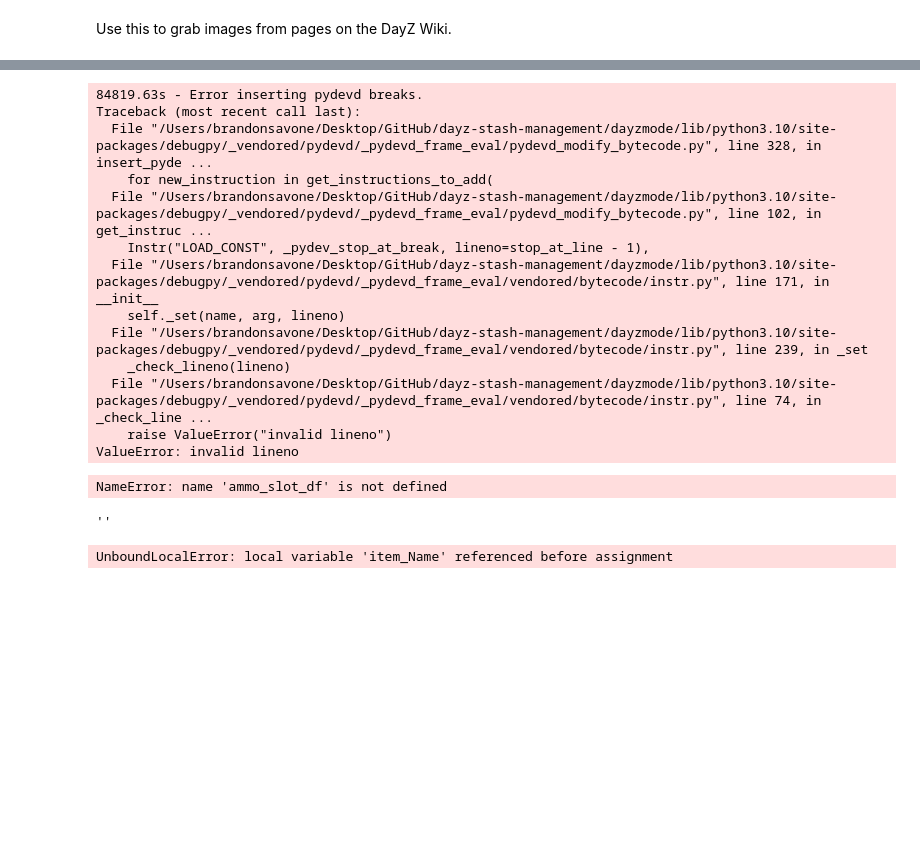
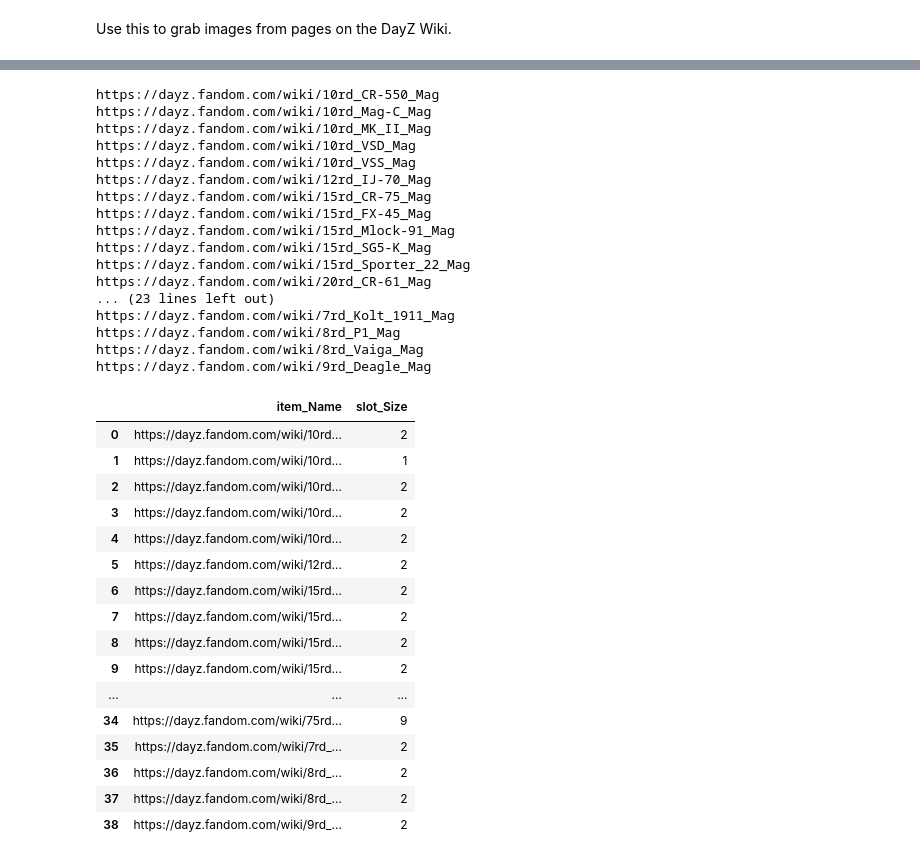
Before and after one commit to Neighborhood-Data-Science/dayz-stash-management, a Jupyter notebook: image_scrape.ipynb, the cells around one changed output, grey strips where cells are left out. Drawn from its saved outputs; the diff is of its cells as text; code cells hidden in the pictures; blank space fills up the shorter version.

```diff
--- a/image_scrape.ipynb
+++ b/image_scrape.ipynb
@@ -353,23 +428,0 @@ food_slot_df = pd.DataFrame(food_slot_sizes)
-# %%
-ammo_url = 'https://dayz.fandom.com/wiki/Category:Ammunition'
-ammo_exclude = ['Dart','Ammunition','ammunition','Rocket','Loot','damage','VOG']
-ammo_slot_size = pd.DataFrame(get_slot_size(ammo_url,'22 LR Rounds',28,exclude_list=ammo_exclude))
-ammo_slot_df = pd.DataFrame(ammo_slot_size)
-# %% [output]
-84819.63s - Error inserting pydevd breaks.
-Traceback (most recent call last):
-  File "/Users/brandonsavone/Desktop/GitHub/dayz-stash-management/dayzmode/lib/python3.10/site-packages/debugpy/_vendored/pydevd/_pydevd_frame_eval/pydevd_modify_bytecode.py", line 328, in insert_pyde ...
-    for new_instruction in get_instructions_to_add(
-  File "/Users/brandonsavone/Desktop/GitHub/dayz-stash-management/dayzmode/lib/python3.10/site-packages/debugpy/_vendored/pydevd/_pydevd_frame_eval/pydevd_modify_bytecode.py", line 102, in get_instruc ...
-    Instr("LOAD_CONST", _pydev_stop_at_break, lineno=stop_at_line - 1),
-  File "/Users/brandonsavone/Desktop/GitHub/dayz-stash-management/dayzmode/lib/python3.10/site-packages/debugpy/_vendored/pydevd/_pydevd_frame_eval/vendored/bytecode/instr.py", line 171, in __init__
-    self._set(name, arg, lineno)
-  File "/Users/brandonsavone/Desktop/GitHub/dayz-stash-management/dayzmode/lib/python3.10/site-packages/debugpy/_vendored/pydevd/_pydevd_frame_eval/vendored/bytecode/instr.py", line 239, in _set
-    _check_lineno(lineno)
-  File "/Users/brandonsavone/Desktop/GitHub/dayz-stash-management/dayzmode/lib/python3.10/site-packages/debugpy/_vendored/pydevd/_pydevd_frame_eval/vendored/bytecode/instr.py", line 74, in _check_line ...
-    raise ValueError("invalid lineno")
-ValueError: invalid lineno
-# %%
-ammo_slot_df
-# %% [output]
-NameError: name 'ammo_slot_df' is not defined
@@ -378,4 +428,0 @@ list_of_images = driver.find_elements(By.TAG_NAME,"img")
-# %%
-list_of_images[4].get_attribute('title')
-# %% [output]
-''
@@ -398,4 +429,45 @@ except Exception as e:
-# %%
-image_dict['slot_Size'] = [get_slot_size(driver,item) for item in image_dict['adjusted_name']]
-# %% [output]
-UnboundLocalError: local variable 'item_Name' referenced before assignment
+# %%
+magazine_url = 'https://dayz.fandom.com/wiki/Category:Magazines'
+magazine_exclude = ['Speedloader','10_Round','100Rnd_Beta_C-Mag',
+				 '10rd_SK_59/66_Clip','10rd_Sporter_22_Mag','Snaploader',
+				 'PM73','M249','Groza','Coupled','5rd_Mosin','Quiver',
+				 'CO2','List','Magazines','PB_Pistol','PKM','Shock', 'Uzi']
+magazine_slot_sizes = pd.DataFrame(get_slot_size(magazine_url,'357_Speed',62,exclude_list=magazine_exclude))
+magazine_slot_df = pd.DataFrame(magazine_slot_sizes)
+magazine_slot_df.to_csv('magazine_slot_info.csv', header=True, index=False)
+magazine_slot_df
+# %% [output]
+https://dayz.fandom.com/wiki/10rd_CR-550_Mag
+https://dayz.fandom.com/wiki/10rd_Mag-C_Mag
+https://dayz.fandom.com/wiki/10rd_MK_II_Mag
+https://dayz.fandom.com/wiki/10rd_VSD_Mag
+https://dayz.fandom.com/wiki/10rd_VSS_Mag
+https://dayz.fandom.com/wiki/12rd_IJ-70_Mag
+https://dayz.fandom.com/wiki/15rd_CR-75_Mag
+https://dayz.fandom.com/wiki/15rd_FX-45_Mag
+https://dayz.fandom.com/wiki/15rd_Mlock-91_Mag
+https://dayz.fandom.com/wiki/15rd_SG5-K_Mag
+https://dayz.fandom.com/wiki/15rd_Sporter_22_Mag
+https://dayz.fandom.com/wiki/20rd_CR-61_Mag
+... (23 lines left out)
+https://dayz.fandom.com/wiki/7rd_Kolt_1911_Mag
+https://dayz.fandom.com/wiki/8rd_P1_Mag
+https://dayz.fandom.com/wiki/8rd_Vaiga_Mag
+https://dayz.fandom.com/wiki/9rd_Deagle_Mag
+|  | item_Name | slot_Size |
+| 0 | https://dayz.fandom.com/wiki/10rd... | 2 |
+| 1 | https://dayz.fandom.com/wiki/10rd... | 1 |
+| 2 | https://dayz.fandom.com/wiki/10rd... | 2 |
+| 3 | https://dayz.fandom.com/wiki/10rd... | 2 |
+| 4 | https://dayz.fandom.com/wiki/10rd... | 2 |
+| 5 | https://dayz.fandom.com/wiki/12rd... | 2 |
+| 6 | https://dayz.fandom.com/wiki/15rd... | 2 |
+| 7 | https://dayz.fandom.com/wiki/15rd... | 2 |
+| 8 | https://dayz.fandom.com/wiki/15rd... | 2 |
+| 9 | https://dayz.fandom.com/wiki/15rd... | 2 |
+| ... | ... | ... |
+| 34 | https://dayz.fandom.com/wiki/75rd... | 9 |
+| 35 | https://dayz.fandom.com/wiki/7rd_... | 2 |
+| 36 | https://dayz.fandom.com/wiki/8rd_... | 2 |
+| 37 | https://dayz.fandom.com/wiki/8rd_... | 2 |
+| 38 | https://dayz.fandom.com/wiki/9rd_... | 2 |
```
Also changed, not shown: parts of 10 cells of this notebook, 3 other files.
